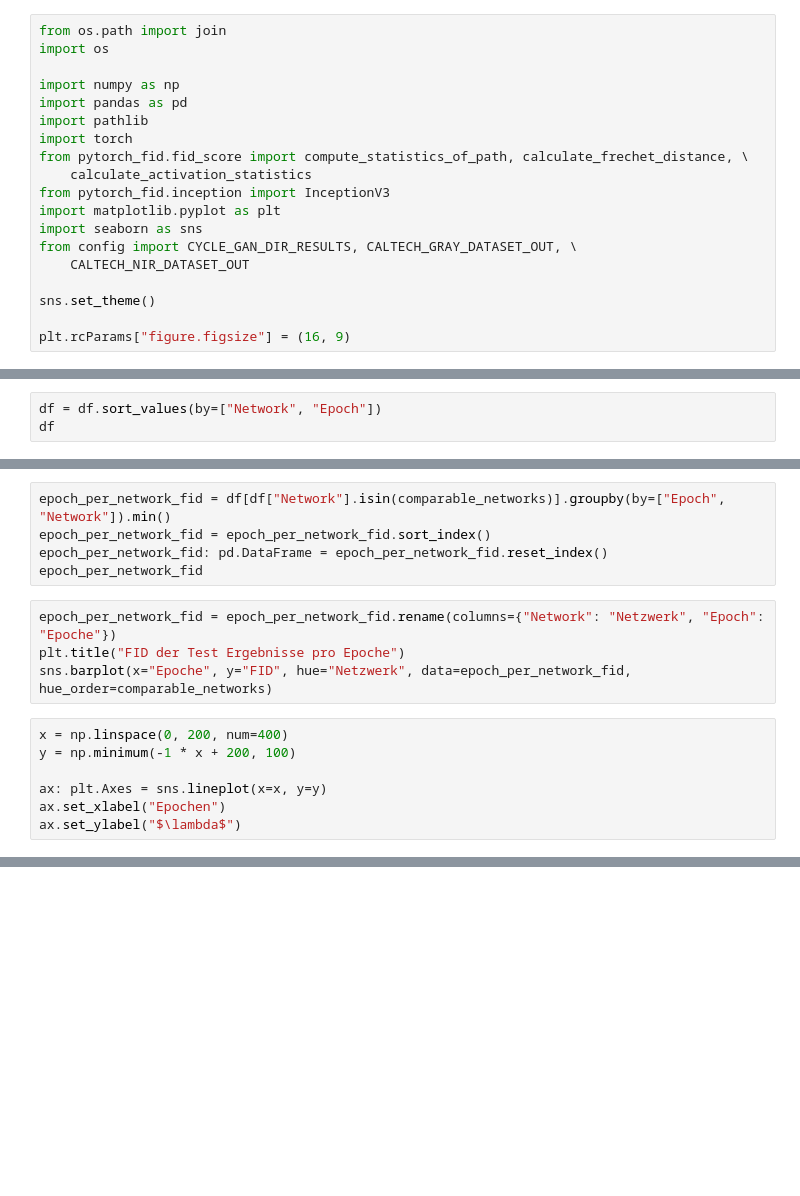
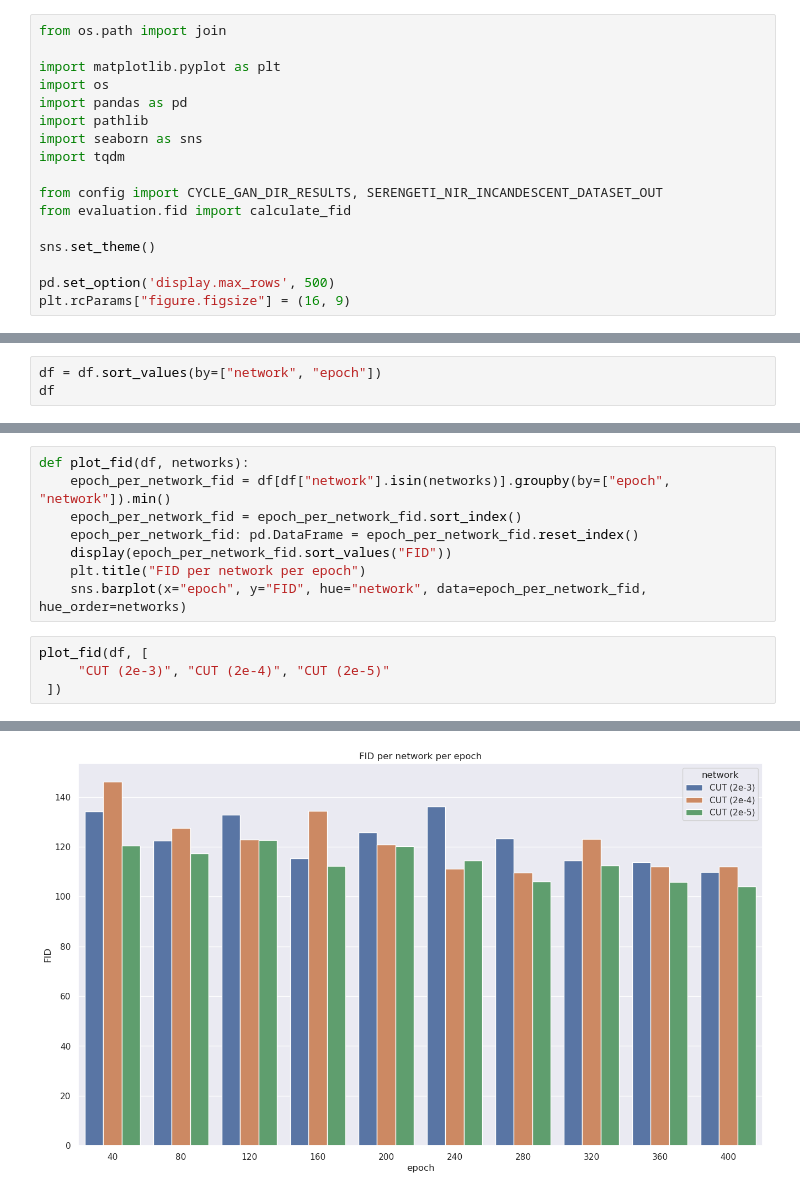
Before and after one commit to aykborstelmann/nir-coloring, a Jupyter notebook: nircoloring/results-analyzation.ipynb, the cells around one changed output, grey strips where cells are left out. Saved outputs shown, nothing was run; the diff lists cells and outputs as text; blank space fills up the shorter version.

Commit message:
Improve test evalutation tools

```diff
--- a/nircoloring/results-analyzation.ipynb
+++ b/nircoloring/results-analyzation.ipynb
@@ -1,19 +1,17 @@
 # %%
 from os.path import join
+
+import matplotlib.pyplot as plt
 import os
-
-import numpy as np
 import pandas as pd
 import pathlib
-import torch
-from pytorch_fid.fid_score import compute_statistics_of_path, calculate_frechet_distance, \
-    calculate_activation_statistics
-from pytorch_fid.inception import InceptionV3
-import matplotlib.pyplot as plt
 import seaborn as sns
-from config import CYCLE_GAN_DIR_RESULTS, CALTECH_GRAY_DATASET_OUT, \
-    CALTECH_NIR_DATASET_OUT
+import tqdm
+
+from config import CYCLE_GAN_DIR_RESULTS, SERENGETI_NIR_INCANDESCENT_DATASET_OUT
+from evaluation.fid import calculate_fid
 
 sns.set_theme()
 
+pd.set_option('display.max_rows', 500)
 plt.rcParams["figure.figsize"] = (16, 9)
@@ -102,3 +109,3 @@ df.groupby(by=["Network", "Epoch"]).min()
 # %%
-df = df.sort_values(by=["Network", "Epoch"])
+df = df.sort_values(by=["network", "epoch"])
 df
@@ -105,16 +130,13 @@ df
 # %%
-epoch_per_network_fid = df[df["Network"].isin(comparable_networks)].groupby(by=["Epoch", "Network"]).min()
-epoch_per_network_fid = epoch_per_network_fid.sort_index()
-epoch_per_network_fid: pd.DataFrame = epoch_per_network_fid.reset_index()
-epoch_per_network_fid
+def plot_fid(df, networks):
+    epoch_per_network_fid = df[df["network"].isin(networks)].groupby(by=["epoch", "network"]).min()
+    epoch_per_network_fid = epoch_per_network_fid.sort_index()
+    epoch_per_network_fid: pd.DataFrame = epoch_per_network_fid.reset_index()
+    display(epoch_per_network_fid.sort_values("FID"))
+    plt.title("FID per network per epoch")
+    sns.barplot(x="epoch", y="FID", hue="network", data=epoch_per_network_fid, hue_order=networks)
-# %%
-epoch_per_network_fid = epoch_per_network_fid.rename(columns={"Network": "Netzwerk", "Epoch": "Epoche"})
-plt.title("FID der Test Ergebnisse pro Epoche")
-sns.barplot(x="Epoche", y="FID", hue="Netzwerk", data=epoch_per_network_fid, hue_order=comparable_networks)
-# %%
-x = np.linspace(0, 200, num=400)
-y = np.minimum(-1 * x + 200, 100)
-
-ax: plt.Axes = sns.lineplot(x=x, y=y)
-ax.set_xlabel("Epochen")
-ax.set_ylabel("$\lambda$")
+# %%
+plot_fid(df, [
+     "CUT (2e-3)", "CUT (2e-4)", "CUT (2e-5)"
+ ])
+# %% [output]
@@ -120,0 +160 @@ ax.set_ylabel("$\lambda$")
+[figure, added]
```
Also changed, not shown: parts of 10 cells of this notebook, 2 other files.
